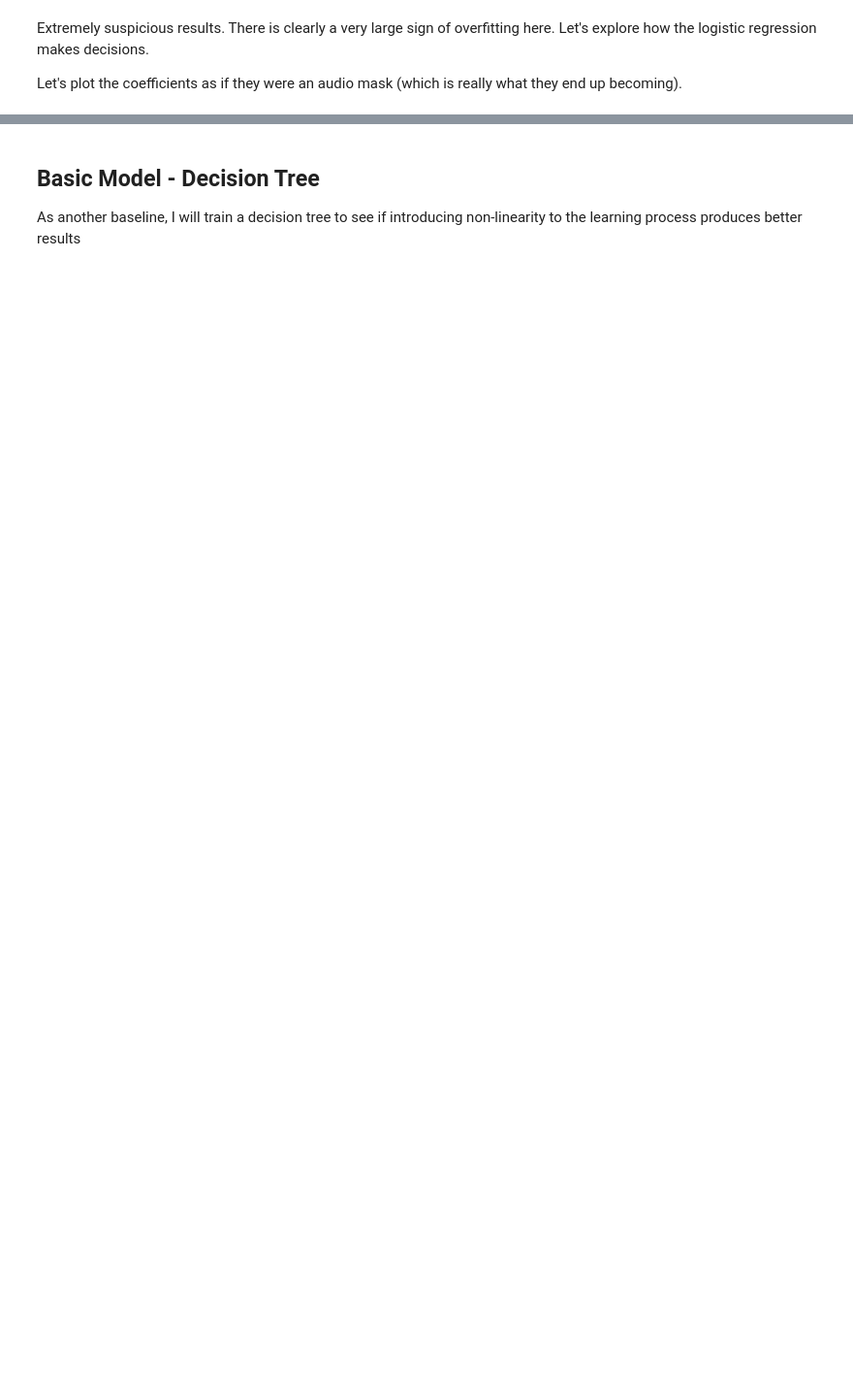
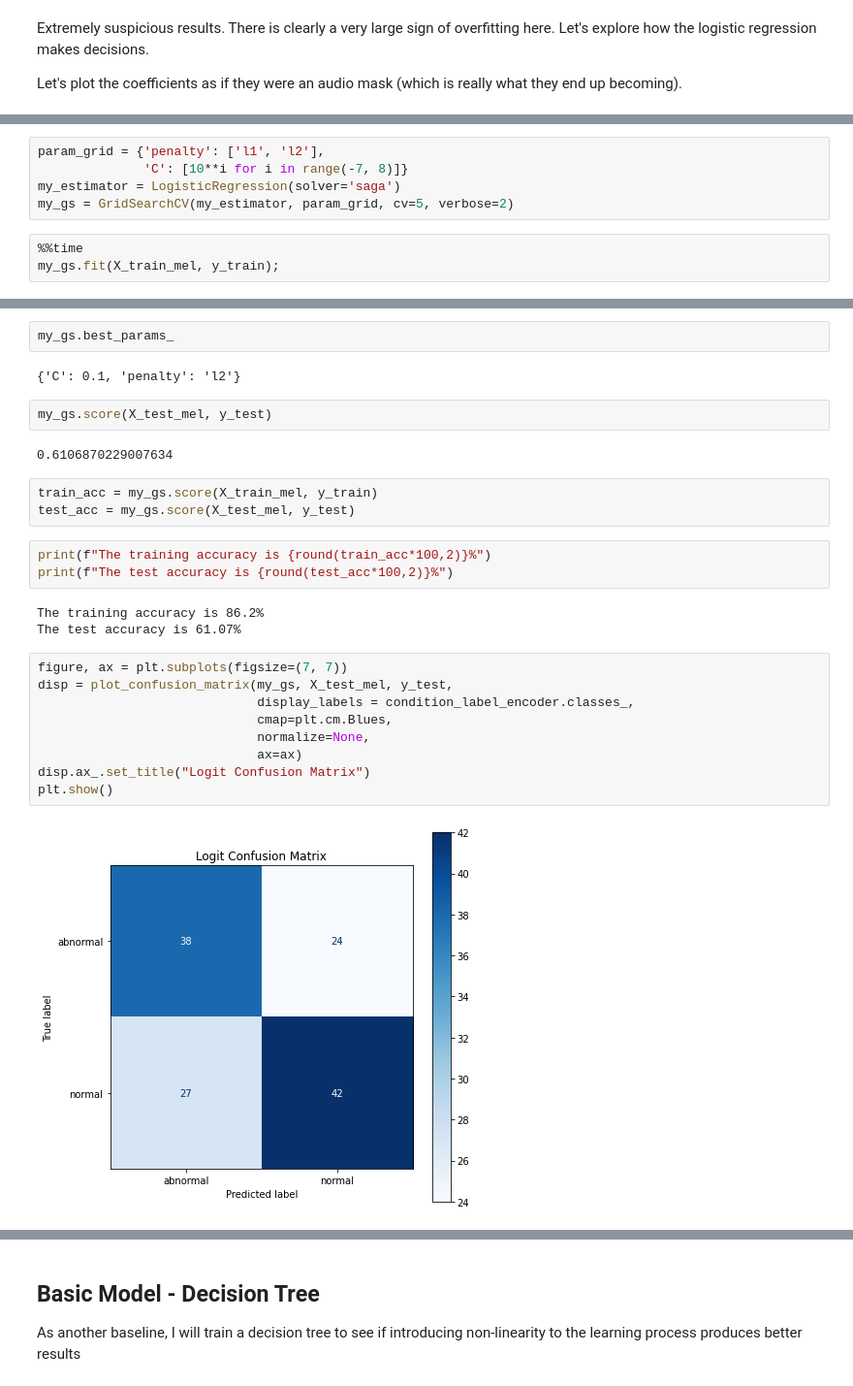
Before and after one commit to bshabashFD/Heart-Abnormalities-ML, a Jupyter notebook: Data Modeling with Mel Frequencies.ipynb, the cells around one changed output, grey strips where cells are left out. Shown at 97% size. Saved outputs shown, nothing was run; the diff lists cells and outputs as text; blank space fills up the shorter version.

```diff
--- a/Data Modeling with Mel Frequencies.ipynb
+++ b/Data Modeling with Mel Frequencies.ipynb
@@ -241,0 +381,8 @@ plt.show()
+# %%
+param_grid = {'penalty': ['l1', 'l2'],
+              'C': [10**i for i in range(-7, 8)]}
+my_estimator = LogisticRegression(solver='saga')
+my_gs = GridSearchCV(my_estimator, param_grid, cv=5, verbose=2)
+# %%
+%%time
+my_gs.fit(X_train_mel, y_train);
@@ -241,0 +429,28 @@ plt.show()
+# %%
+my_gs.best_params_
+# %% [output]
+{'C': 0.1, 'penalty': 'l2'}
+# %%
+my_gs.score(X_test_mel, y_test)
+# %% [output]
+0.6106870229007634
+# %%
+train_acc = my_gs.score(X_train_mel, y_train)
+test_acc = my_gs.score(X_test_mel, y_test)
+# %%
+print(f"The training accuracy is {round(train_acc*100,2)}%")
+print(f"The test accuracy is {round(test_acc*100,2)}%")
+# %% [output]
+The training accuracy is 86.2%
+The test accuracy is 61.07%
+# %%
+figure, ax = plt.subplots(figsize=(7, 7))
+disp = plot_confusion_matrix(my_gs, X_test_mel, y_test,
+                             display_labels = condition_label_encoder.classes_,
+                             cmap=plt.cm.Blues,
+                             normalize=None,
+                             ax=ax)
+disp.ax_.set_title("Logit Confusion Matrix")
+plt.show()
+# %% [output]
+[figure, added]
```
Also changed, not shown: parts of 85 cells of this notebook, 3 other files.
